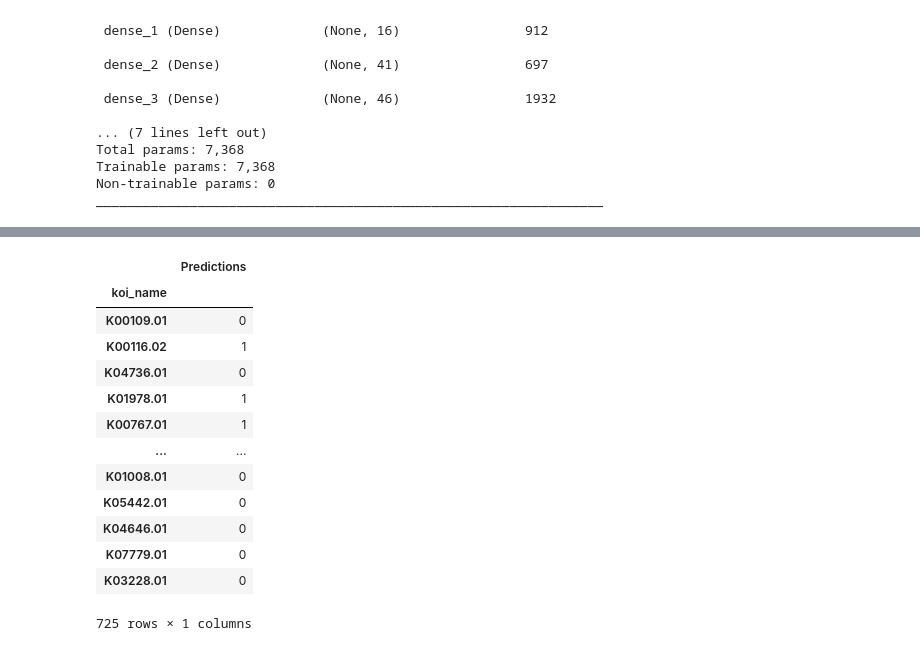
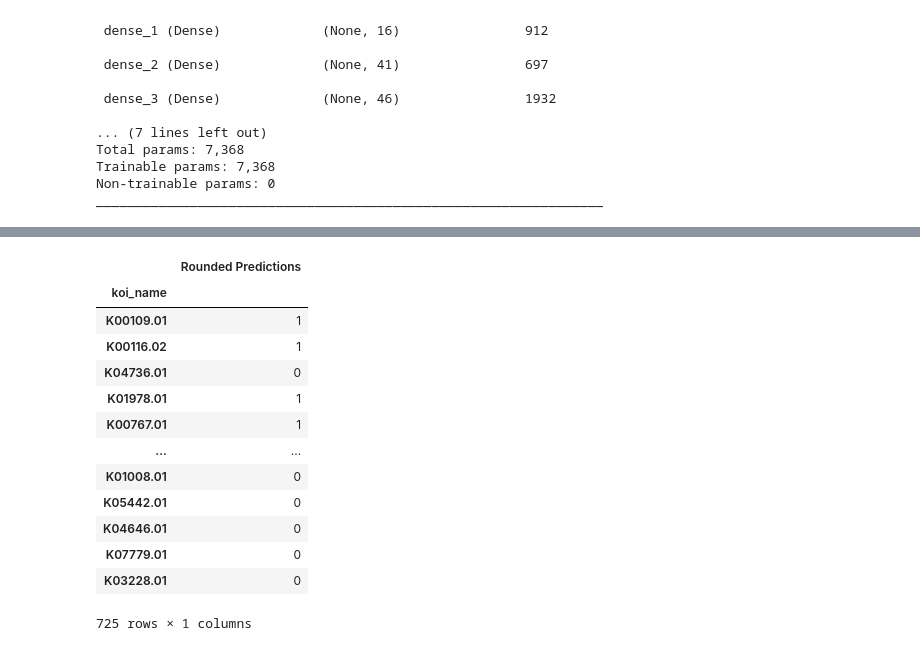
Before and after one commit to LiShanDa2021/exoplanet_detector, a Jupyter notebook: jupyter_notebooks/Machine_Learning_Near_Finished.ipynb, the cells around one changed output, grey strips where cells are left out. Cells and saved outputs as stored; diff of their text form; code cells hidden in the pictures.

```diff
--- a/jupyter_notebooks/Machine_Learning_Near_Finished.ipynb
+++ b/jupyter_notebooks/Machine_Learning_Near_Finished.ipynb
@@ -201,7 +201,7 @@ Name: exoplanet_archive_disposition_CONFIRMED, dtype: int64
 # %%
 # Split our preprocessed data into our features and target arrays
-y = new_planets_df.exoplanet_archive_disposition_CONFIRMED
-X = new_planets_df.drop(columns= ["exoplanet_archive_disposition_CONFIRMED"] )
+y = new_planets_df.exoplanet_archive_disposition
+X = new_planets_df.drop(columns= ["exoplanet_archive_disposition"] )
 
 # Split the preprocessed data into a training and testing dataset
 X_train, X_val_test, y_train, y_val_test = train_test_split(X, y, random_state=42, stratify=y, test_size =0.2)
@@ -321,6 +321,6 @@ _________________________________________________________________
 model.compile(loss="binary_crossentropy", optimizer="adam", metrics=["accuracy"])
 
 # Train the model
-fit_model = model.fit(X_train_scaled, y_train, validation_data=(X_val, y_val) , epochs=150, callbacks=[tensorboard_callback])
+fit_model = model.fit(X_train_scaled, y_train, validation_data=(X_val_scaled, y_val) , epochs=150, callbacks=[tensorboard_callback])
 # %% [output]
 Epoch 1/150
@@ -356,8 +357,8 @@ Loss: 0.45593029260635376, Accuracy: 0.8620689511299133
 from sklearn.metrics import confusion_matrix, classification_report
 
 y_true = y_test
-y_proba = model.predict(X_test_scaled)
+prediction = model.predict(X_test_scaled)
 #cm = confusion_matrix(y_true, y_proba)
 #cm
-y_proba
+prediction
 # %% [output]
@@ -381,5 +382,5 @@ array([[1.61867440e-02],
 # %%
-y_pred = (y_proba>0.5).astype(int)
+y_pred = (prediction>0.5).astype(int)
 #compute accuracy pred and proba
 #check just val
 y_pred
@@ -456,11 +457,11 @@ proba_df
 725 rows × 1 columns
 # %%
-y_pred_df = pd.DataFrame(y_pred,columns=["Predictions"]).set_index(y_true.index)
+y_pred_df = pd.DataFrame(y_pred,columns=["Rounded Predictions"]).set_index(y_true.index)
 y_pred_df
 # %% [output]
-|  | Predictions |
+|  | Rounded Predictions |
 | koi_name |  |
-| K00109.01 | 0 |
+| K00109.01 | 1 |
 | K00116.02 | 1 |
 | K04736.01 | 0 |
 | K01978.01 | 1 |
```
Also changed, not shown: parts of 38 cells of this notebook.
